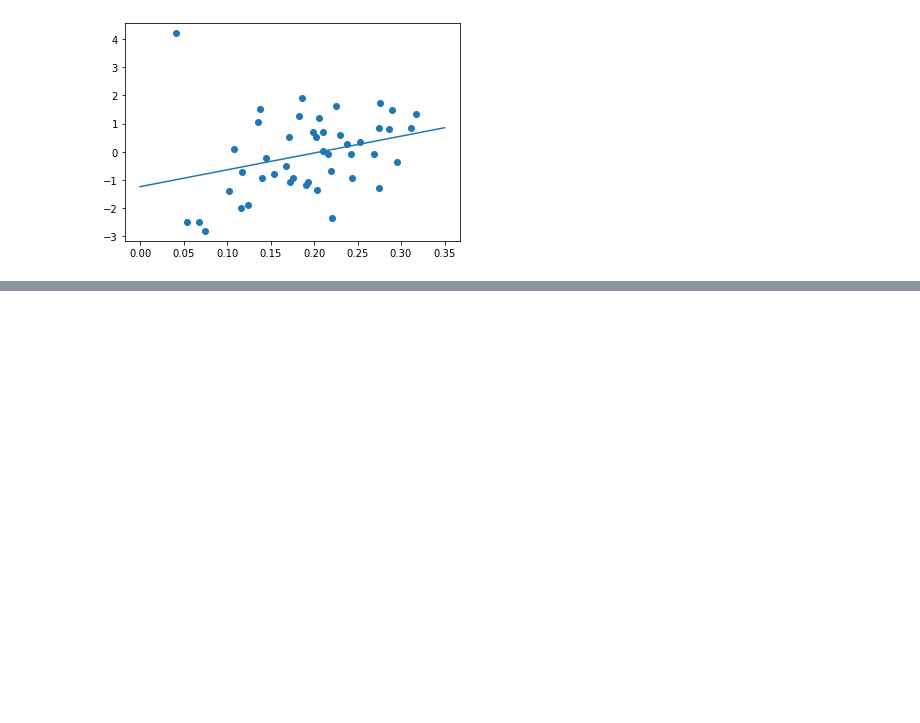
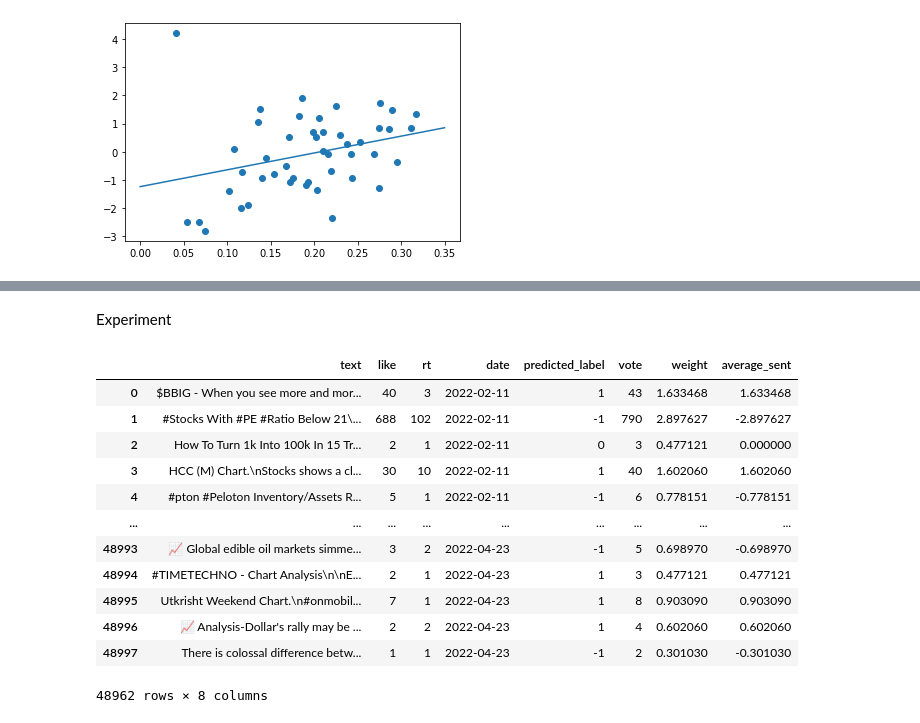
Before and after one commit to serveer/SP500-Tweet-Sentiment, a Jupyter notebook: Market_Predict.ipynb, the cells around one changed output, grey strips where cells are left out. Saved outputs shown, nothing was run; the diff lists cells and outputs as text; code cells hidden in the pictures; blank space fills up the shorter version.

```diff
--- a/Market_Predict.ipynb
+++ b/Market_Predict.ipynb
@@ -97,0 +143,18 @@ init
+# %% [markdown]
+Experiment
+# %%
+senti
+# %% [output]
+|  | text | like | rt | date | predicted_label | vote | weight | average_sent |
+| 0 | $BBIG - When you see more and mor... | 40 | 3 | 2022-02-11 | 1 | 43 | 1.633468 | 1.633468 |
+| 1 | #Stocks With #PE #Ratio Below 21\... | 688 | 102 | 2022-02-11 | -1 | 790 | 2.897627 | -2.897627 |
+| 2 | How To Turn 1k Into 100k In 15 Tr... | 2 | 1 | 2022-02-11 | 0 | 3 | 0.477121 | 0.000000 |
+| 3 | HCC (M) Chart.\nStocks shows a cl... | 30 | 10 | 2022-02-11 | 1 | 40 | 1.602060 | 1.602060 |
+| 4 | #pton #Peloton Inventory/Assets R... | 5 | 1 | 2022-02-11 | -1 | 6 | 0.778151 | -0.778151 |
+| ... | ... | ... | ... | ... | ... | ... | ... | ... |
+| 48993 | 📈 Global edible oil markets simme... | 3 | 2 | 2022-04-23 | -1 | 5 | 0.698970 | -0.698970 |
+| 48994 | #TIMETECHNO - Chart Analysis\n\nE... | 2 | 1 | 2022-04-23 | 1 | 3 | 0.477121 | 0.477121 |
+| 48995 | Utkrisht Weekend Chart.\n#onmobil... | 7 | 1 | 2022-04-23 | 1 | 8 | 0.903090 | 0.903090 |
+| 48996 | 📈 Analysis-Dollar's rally may be ... | 2 | 2 | 2022-04-23 | 1 | 4 | 0.602060 | 0.602060 |
+| 48997 | There is colossal difference betw... | 1 | 1 | 2022-04-23 | -1 | 2 | 0.301030 | -0.301030 |
+48962 rows × 8 columns
```
Also changed, not shown: parts of 24 cells of this notebook.
